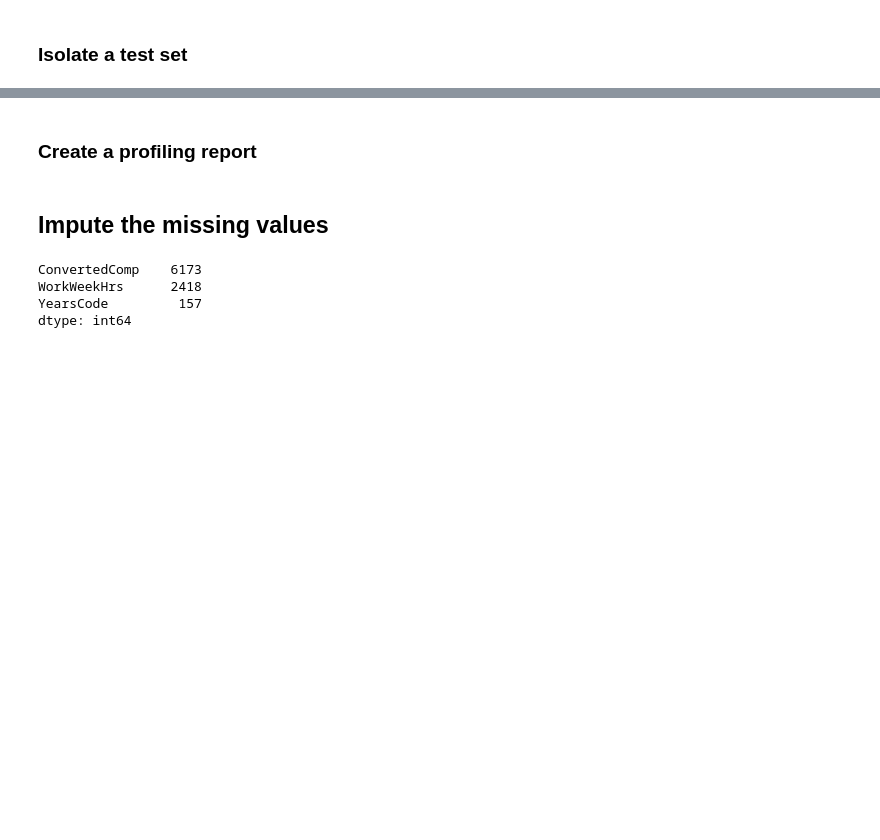
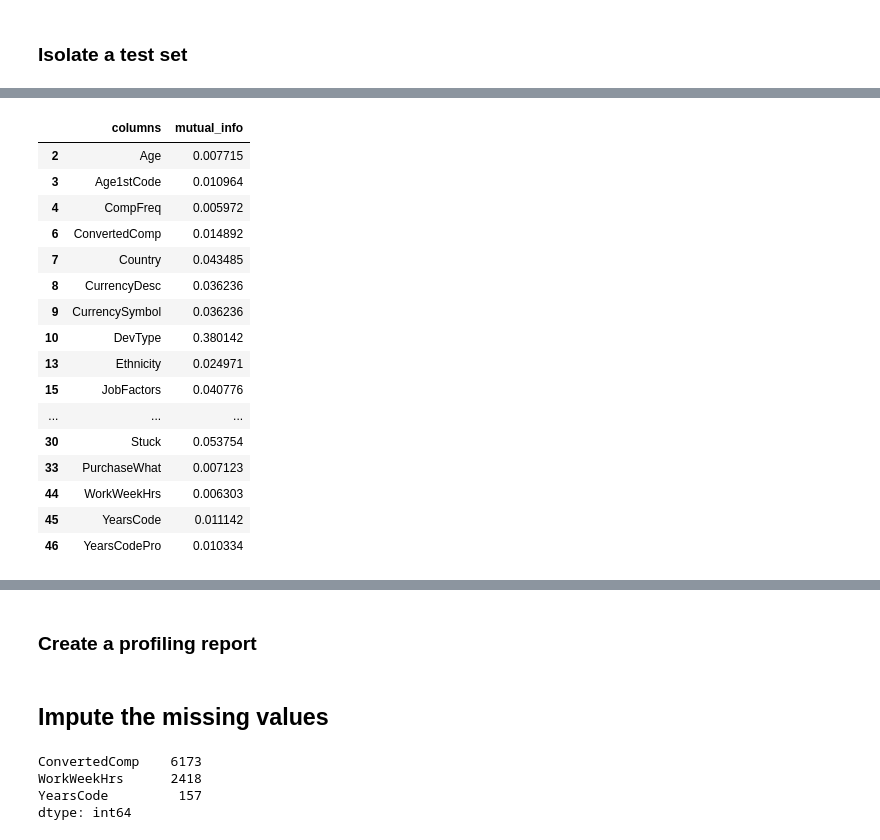
Before and after one commit to SolanaO/Developers_Survey_Analysis, a Jupyter notebook: stackBlogQuestion4.ipynb, the cells around one changed output, grey strips where cells are left out. Drawn from its saved outputs; the diff is of its cells as text; code cells hidden in the pictures; blank space fills up the shorter version.

```diff
--- a/stackBlogQuestion4.ipynb
+++ b/stackBlogQuestion4.ipynb
@@ -436,0 +556,20 @@ X_test_prep = pd.concat([X_test_scaled, X_test_enc], axis=1)
+# %%
+df_f_mutual_info[df_f_mutual_info['mutual_info'] > 0.005]
+# %% [output]
+|  | columns | mutual_info |
+| 2 | Age | 0.007715 |
+| 3 | Age1stCode | 0.010964 |
+| 4 | CompFreq | 0.005972 |
+| 6 | ConvertedComp | 0.014892 |
+| 7 | Country | 0.043485 |
+| 8 | CurrencyDesc | 0.036236 |
+| 9 | CurrencySymbol | 0.036236 |
+| 10 | DevType | 0.380142 |
+| 13 | Ethnicity | 0.024971 |
+| 15 | JobFactors | 0.040776 |
+| ... | ... | ... |
+| 30 | Stuck | 0.053754 |
+| 33 | PurchaseWhat | 0.007123 |
+| 44 | WorkWeekHrs | 0.006303 |
+| 45 | YearsCode | 0.011142 |
+| 46 | YearsCodePro | 0.010334 |
```
Also changed, not shown: parts of 52 cells of this notebook, 1 other file.
